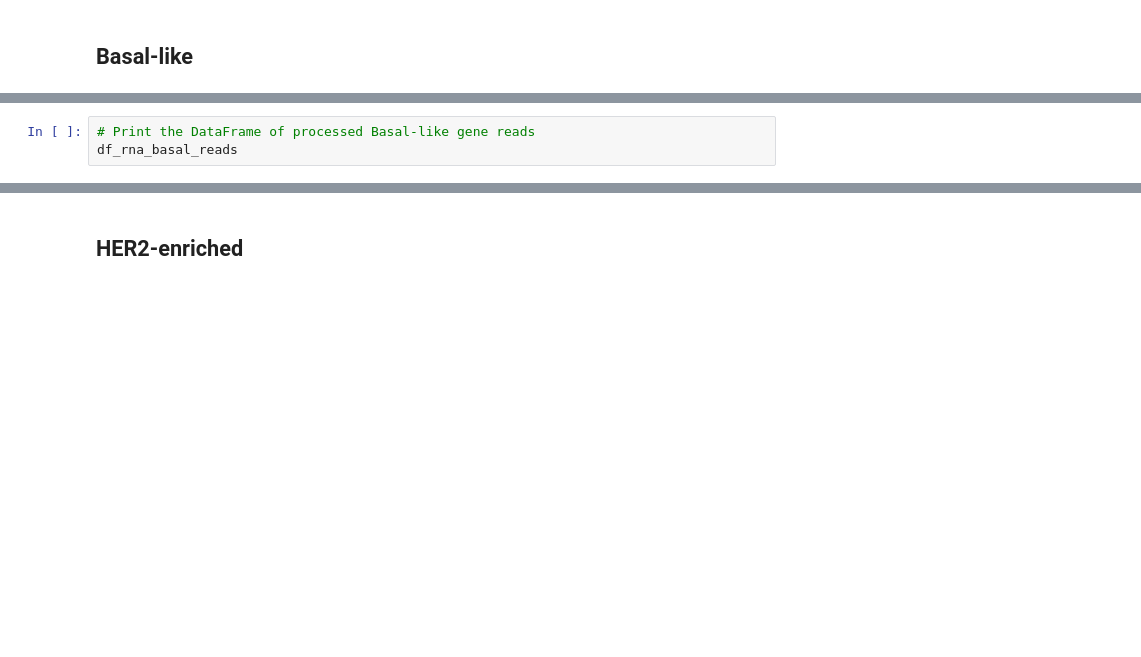
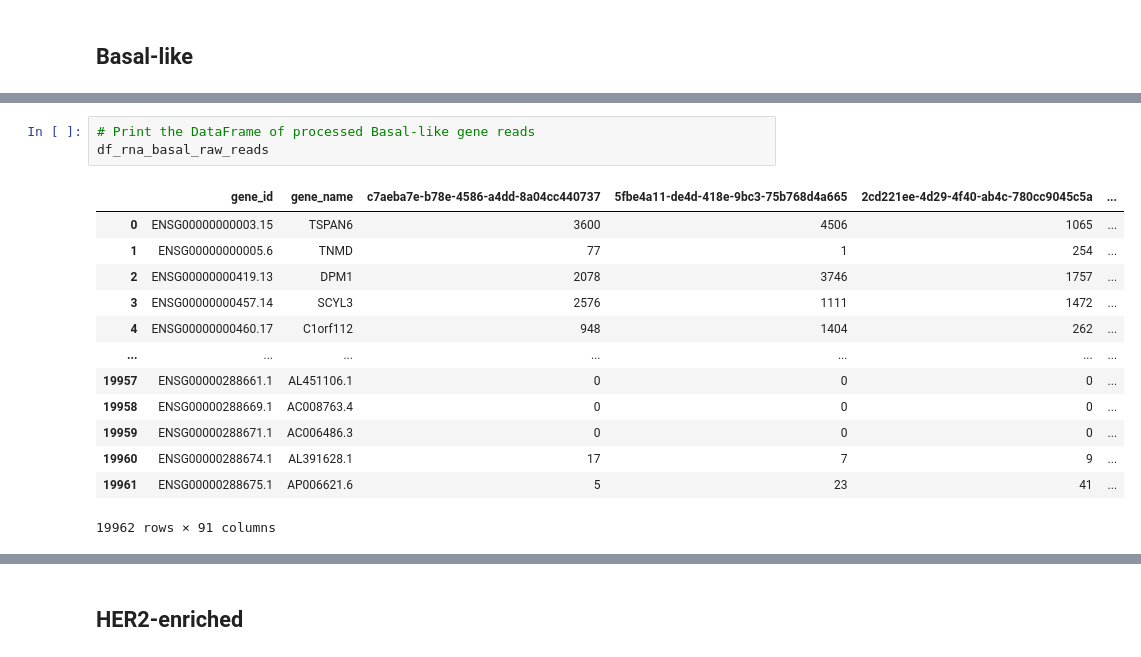
Before and after one commit to MylenaRoberta/pan-cancer-analysis, a Jupyter notebook: notebooks/tcga-brca/04_brca-files-processing.ipynb, the cells around one changed output, grey strips where cells are left out. Drawn from its saved outputs; the diff is of its cells as text; blank space fills up the shorter version.

```diff
--- a/notebooks/tcga-brca/04_brca-files-processing.ipynb
+++ b/notebooks/tcga-brca/04_brca-files-processing.ipynb
@@ -196,3 +254,17 @@ df_mir_basal_reads
 # %%
 # Print the DataFrame of processed Basal-like gene reads
-df_rna_basal_reads
+df_rna_basal_raw_reads
+# %% [output]
+|  | gene_id | gene_name | c7aeba7e-b78e-4586-a4dd-8a04cc440737 | 5fbe4a11-de4d-418e-9bc3-75b768d4a665 | 2cd221ee-4d29-4f40-ab4c-780cc9045c5a | ... |
+| 0 | ENSG00000000003.15 | TSPAN6 | 3600 | 4506 | 1065 | ... |
+| 1 | ENSG00000000005.6 | TNMD | 77 | 1 | 254 | ... |
+| 2 | ENSG00000000419.13 | DPM1 | 2078 | 3746 | 1757 | ... |
+| 3 | ENSG00000000457.14 | SCYL3 | 2576 | 1111 | 1472 | ... |
+| 4 | ENSG00000000460.17 | C1orf112 | 948 | 1404 | 262 | ... |
+| ... | ... | ... | ... | ... | ... | ... |
+| 19957 | ENSG00000288661.1 | AL451106.1 | 0 | 0 | 0 | ... |
+| 19958 | ENSG00000288669.1 | AC008763.4 | 0 | 0 | 0 | ... |
+| 19959 | ENSG00000288671.1 | AC006486.3 | 0 | 0 | 0 | ... |
+| 19960 | ENSG00000288674.1 | AL391628.1 | 17 | 7 | 9 | ... |
+| 19961 | ENSG00000288675.1 | AP006621.6 | 5 | 23 | 41 | ... |
+19962 rows × 91 columns
```
Also changed, not shown: parts of 33 cells of this notebook, 30 other files.
